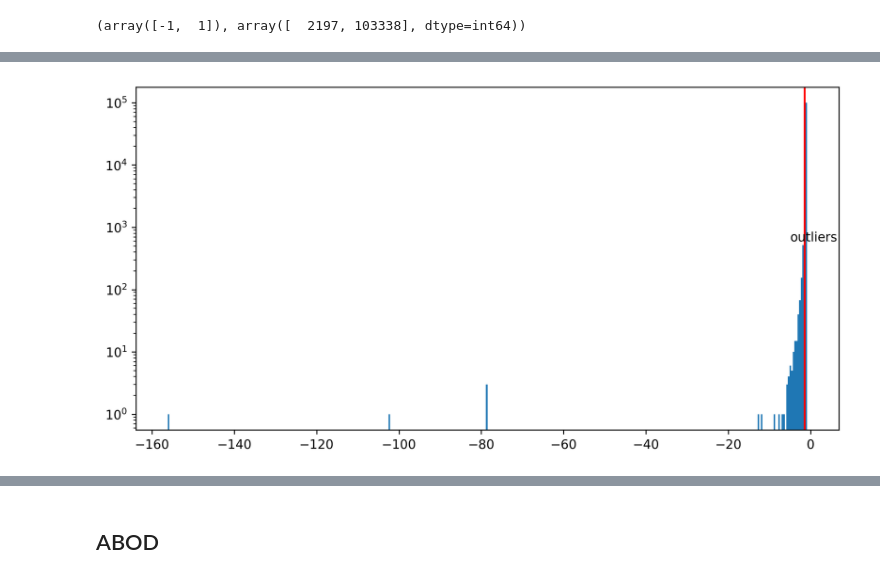
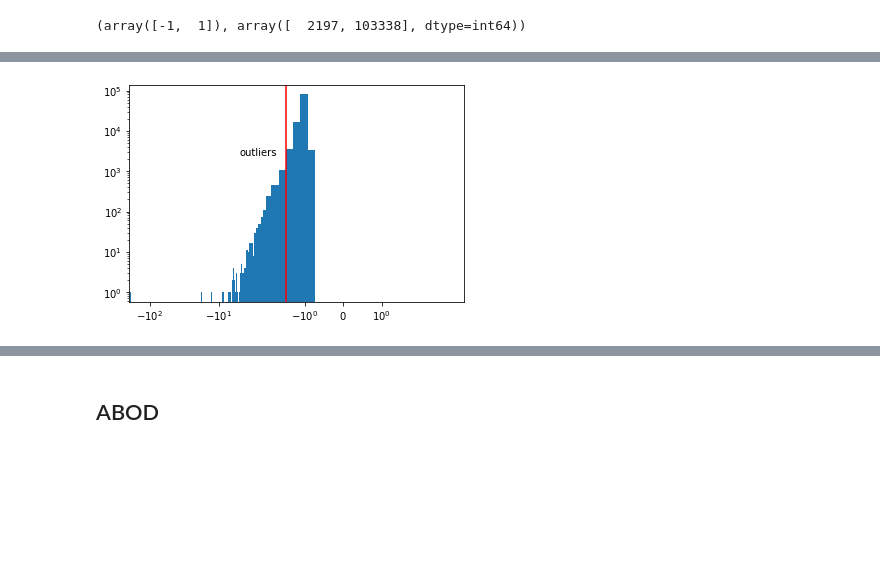
Before and after one commit to cri98li/Data-Mining-2-Project-ts-classification, a Jupyter notebook: outliers.ipynb, the cells around one changed output, grey strips where cells are left out. Saved outputs shown, nothing was run; the diff lists cells and outputs as text; code cells hidden in the pictures; blank space fills up the shorter version.

Commit message:
Aggiornato outliers + fase 2.3

```diff
--- a/outliers.ipynb
+++ b/outliers.ipynb
@@ -72,15 +72,16 @@ np.min(clf.negative_outlier_factor_[np.where(outliers==-1)])
 # %%
-plt.rcParams['figure.figsize'] = [10, 5]
-plt.rcParams['figure.dpi'] = 250
+#plt.rcParams['figure.figsize'] = [10, 5]
+#plt.rcParams['figure.dpi'] = 250
 
-
-plt.hist(clf.negative_outlier_factor_, bins=400)
+plt.hist(clf.negative_outlier_factor_, bins=1000)
 plt.axvline(-1.5, c='r')
-plt.text(-5, 600, 'outliers')
+plt.text(-5, 2500, 'outliers')
+plt.xscale("symlog")
 plt.yscale("log")
+#plt.savefig("lof.pdf", bbox_inches="tight")
 plt.show()
 # %% [output]
-[figure, old version]
+[figure, new version]
 # %%
 res = list()
 
```
Also changed, not shown: parts of 18 cells of this notebook, 2 other files.
